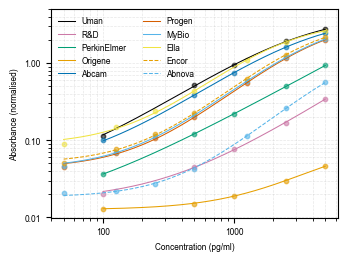
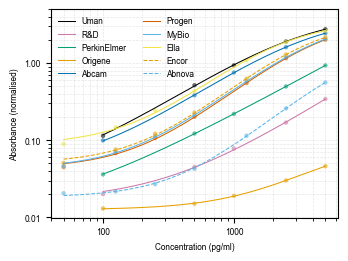
The notebook cell's code change between the first figure and the second:
--- before
+++ after
@@ -8,4 +8,5 @@
 plt.rcParams['ytick.labelsize'] = 6
 plt.rcParams['legend.fontsize'] = 6
+plt.rcParams['scatter.edgecolors'] = 'none'
 
 fig, ax = plt.subplots(figsize=(88/25.4, 66/25.4))
@@ -31,5 +32,5 @@
         ]
 
-        ax.scatter(10**x, y, alpha=0.6, s=10, color=colour)
+        ax.scatter(10**x, y, s=10, alpha=0.6, facecolor=colour, edgecolors='none')
 
         x_smooth_log = np.linspace(min(x), max(x), 300)

Commit: style: standardise scatter and bar plot aesthetics across figure notebooks